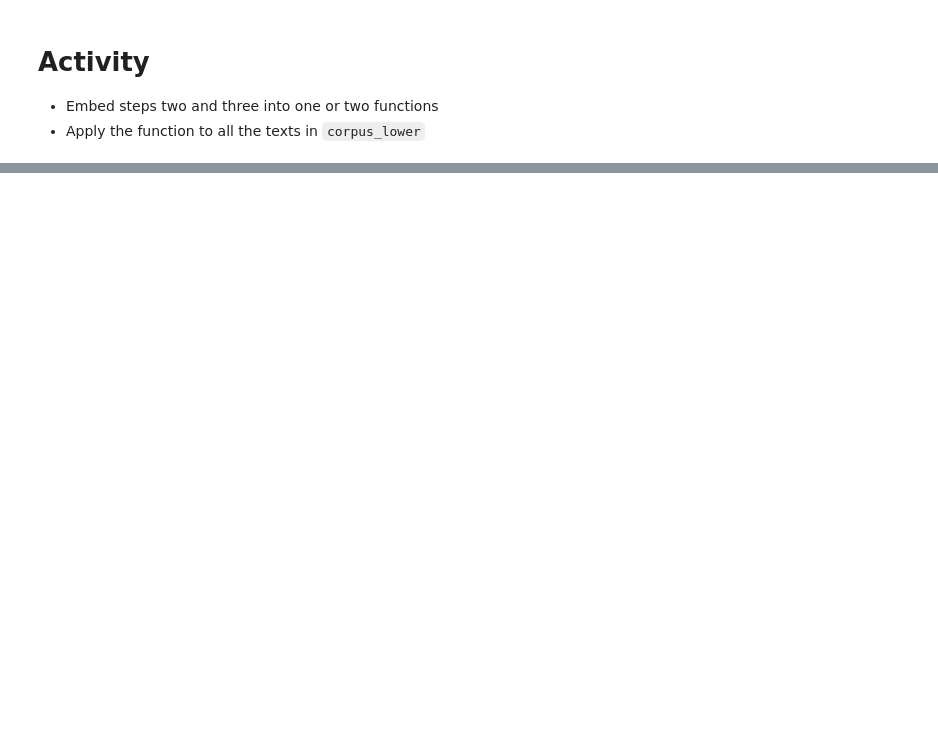
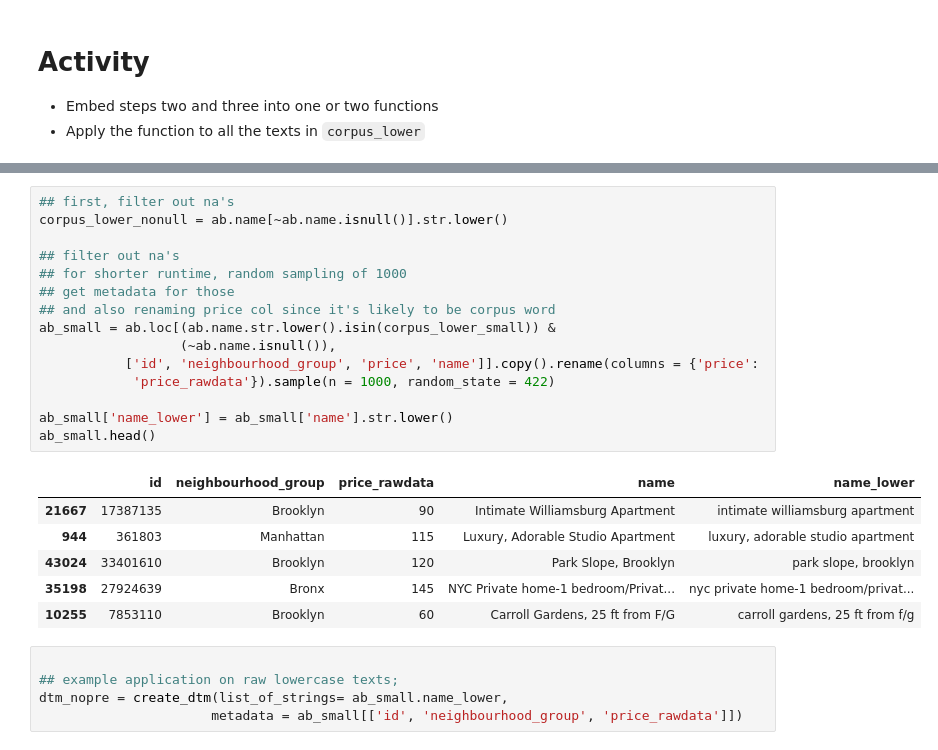
Before and after one commit to rebeccajohnson88/qss20_slides_activities, a Jupyter notebook: activities/06_textasdata_partII_topicmodeling_examplecode.ipynb, the cells around one changed output, grey strips where cells are left out. Saved outputs shown, nothing was run; the diff lists cells and outputs as text; blank space fills up the shorter version.

```diff
--- a/activities/06_textasdata_partII_topicmodeling_examplecode.ipynb
+++ b/activities/06_textasdata_partII_topicmodeling_examplecode.ipynb
@@ -87,0 +111,27 @@ example_listing_preprocess
+# %%
+## first, filter out na's
+corpus_lower_nonull = ab.name[~ab.name.isnull()].str.lower()
+
+## filter out na's
+## for shorter runtime, random sampling of 1000
+## get metadata for those
+## and also renaming price col since it's likely to be corpus word
+ab_small = ab.loc[(ab.name.str.lower().isin(corpus_lower_small)) &
+                  (~ab.name.isnull()),
+           ['id', 'neighbourhood_group', 'price', 'name']].copy().rename(columns = {'price':
+            'price_rawdata'}).sample(n = 1000, random_state = 422)
+
+ab_small['name_lower'] = ab_small['name'].str.lower()
+ab_small.head()
+# %% [output]
+|  | id | neighbourhood_group | price_rawdata | name | name_lower |
+| 21667 | 17387135 | Brooklyn | 90 | Intimate Williamsburg Apartment | intimate williamsburg apartment |
+| 944 | 361803 | Manhattan | 115 | Luxury, Adorable Studio Apartment | luxury, adorable studio apartment |
+| 43024 | 33401610 | Brooklyn | 120 | Park Slope, Brooklyn | park slope, brooklyn |
+| 35198 | 27924639 | Bronx | 145 | NYC Private home-1 bedroom/Privat... | nyc private home-1 bedroom/privat... |
+| 10255 | 7853110 | Brooklyn | 60 | Carroll Gardens, 25 ft from F/G | carroll gardens, 25 ft from f/g |
+# %%
+
+## example application on raw lowercase texts;
+dtm_nopre = create_dtm(list_of_strings= ab_small.name_lower,
+                      metadata = ab_small[['id', 'neighbourhood_group', 'price_rawdata']])
```
Also changed, not shown: parts of 24 cells of this notebook.
